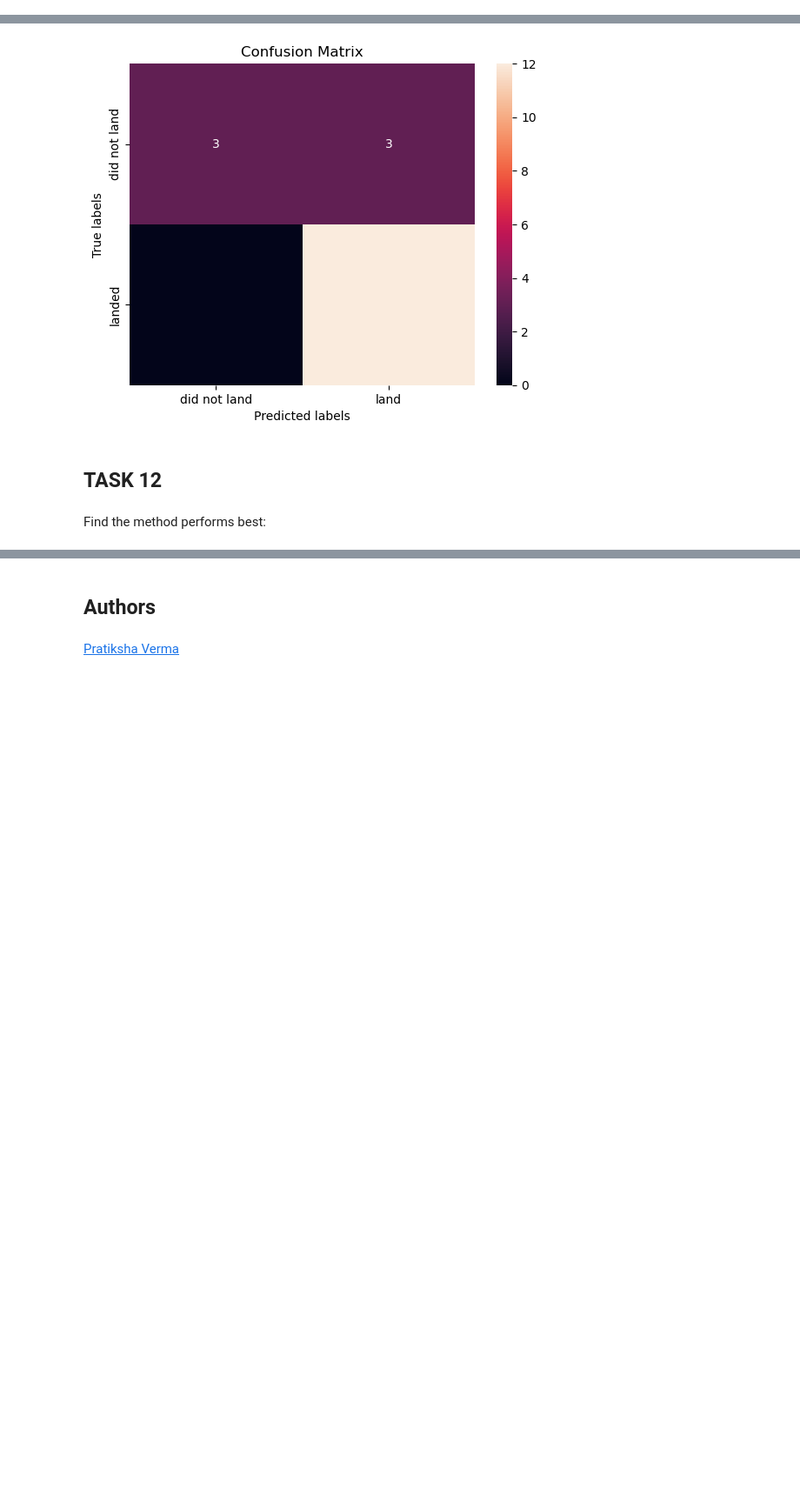
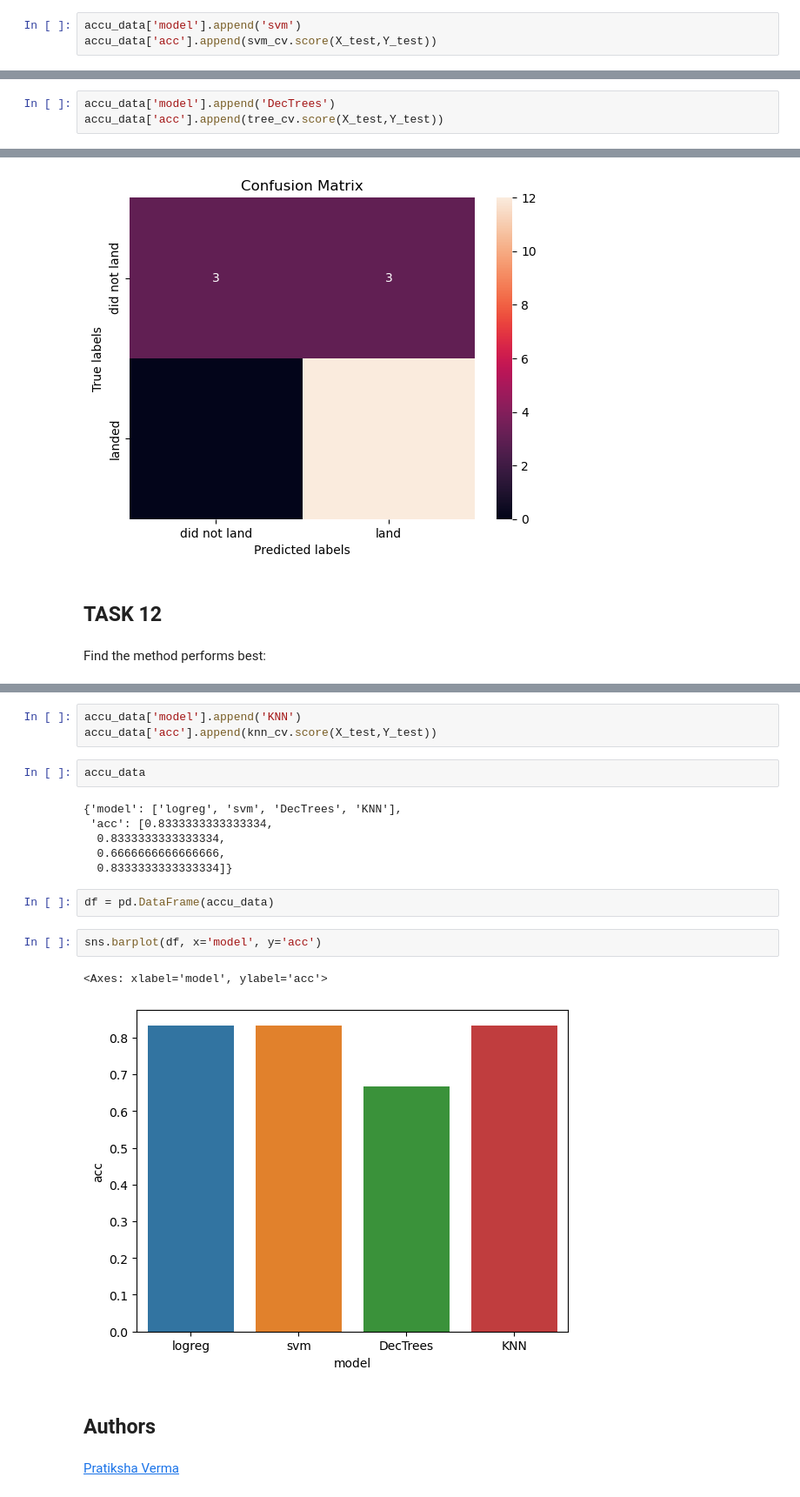
Before and after one commit to perseu/IBM_ML_Capstone_Project, a Jupyter notebook: SpaceX_Machine_Learning_Prediction_Part_5.jupyterlite.ipynb, the cells around one changed output, grey strips where cells are left out. Shown at 87% size. Cells and saved outputs as stored; diff of their text form; blank space fills up the shorter version.

Commit message:
updated plots and details

```diff
--- a/SpaceX_Machine_Learning_Prediction_Part_5.jupyterlite.ipynb
+++ b/SpaceX_Machine_Learning_Prediction_Part_5.jupyterlite.ipynb
@@ -250,3 +254,6 @@ yhat=svm_cv.predict(X_test)
 plot_confusion_matrix(Y_test,yhat)
 # %% [output]
 [figure]
+# %%
+accu_data['model'].append('svm')
+accu_data['acc'].append(svm_cv.score(X_test,Y_test))
@@ -315,3 +326,6 @@ plot_confusion_matrix(Y_test,yhat)
+# %%
+accu_data['model'].append('DecTrees')
+accu_data['acc'].append(tree_cv.score(X_test,Y_test))
 # %% [markdown]
 ## TASK  10
 # %% [markdown]
@@ -363,3 +377,21 @@ tree_cv.score(X_test, Y_test)
+# %%
+accu_data['model'].append('KNN')
+accu_data['acc'].append(knn_cv.score(X_test,Y_test))
+# %%
+accu_data
+# %% [output]
+{'model': ['logreg', 'svm', 'DecTrees', 'KNN'],
+ 'acc': [0.8333333333333334,
+  0.8333333333333334,
+  0.6666666666666666,
+  0.8333333333333334]}
+# %%
+df = pd.DataFrame(accu_data)
+# %%
+sns.barplot(df, x='model', y='acc')
+# %% [output]
+<Axes: xlabel='model', ylabel='acc'>
+[figure, added]
 # %% [markdown]
 ## Authors
 # %% [markdown]
```
Also changed, not shown: parts of 9 cells of this notebook, 3 other files.
